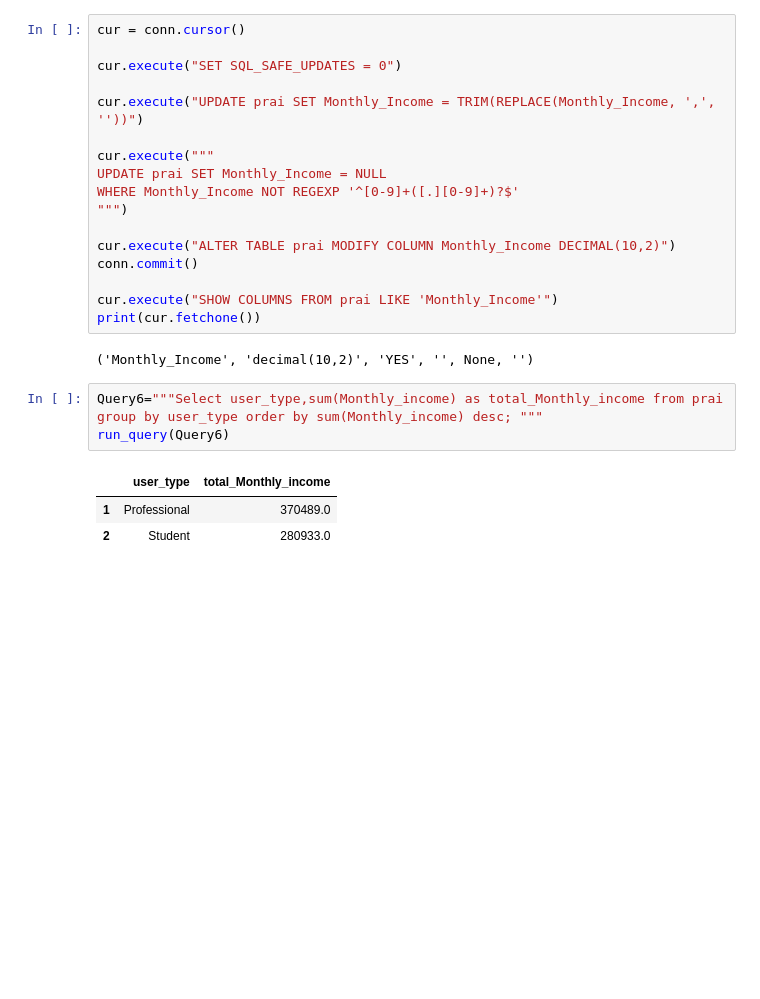
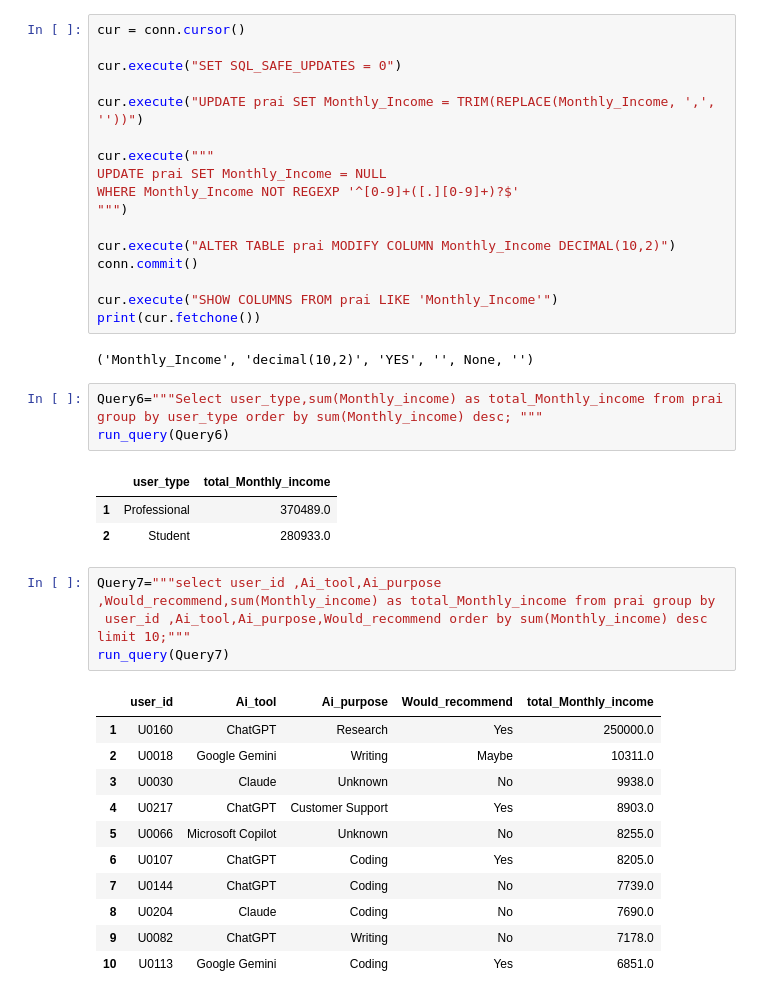
Before and after one commit to Ansh-3121/Ai-usages-impact-on-student-and-professionals, a Jupyter notebook: SqlQueries.ipynb, the cells around one changed output. Cells and saved outputs as stored; diff of their text form; blank space fills up the shorter version.

```diff
--- a/SqlQueries.ipynb
+++ b/SqlQueries.ipynb
@@ -155,3 +168,19 @@ run_query(Query6)
 |  | user_type | total_Monthly_income |
 | 1 | Professional | 370489.0 |
 | 2 | Student | 280933.0 |
+# %%
+Query7="""select user_id ,Ai_tool,Ai_purpose ,Would_recommend,sum(Monthly_income) as total_Monthly_income from prai group by
+ user_id ,Ai_tool,Ai_purpose,Would_recommend order by sum(Monthly_income) desc limit 10;"""
+run_query(Query7)
+# %% [output]
+|  | user_id | Ai_tool | Ai_purpose | Would_recommend | total_Monthly_income |
+| 1 | U0160 | ChatGPT | Research | Yes | 250000.0 |
+| 2 | U0018 | Google Gemini | Writing | Maybe | 10311.0 |
+| 3 | U0030 | Claude | Unknown | No | 9938.0 |
+| 4 | U0217 | ChatGPT | Customer Support | Yes | 8903.0 |
+| 5 | U0066 | Microsoft Copilot | Unknown | No | 8255.0 |
+| 6 | U0107 | ChatGPT | Coding | Yes | 8205.0 |
+| 7 | U0144 | ChatGPT | Coding | No | 7739.0 |
+| 8 | U0204 | Claude | Coding | No | 7690.0 |
+| 9 | U0082 | ChatGPT | Writing | No | 7178.0 |
+| 10 | U0113 | Google Gemini | Coding | Yes | 6851.0 |
```
Also changed, not shown: parts of 2 cells of this notebook.
